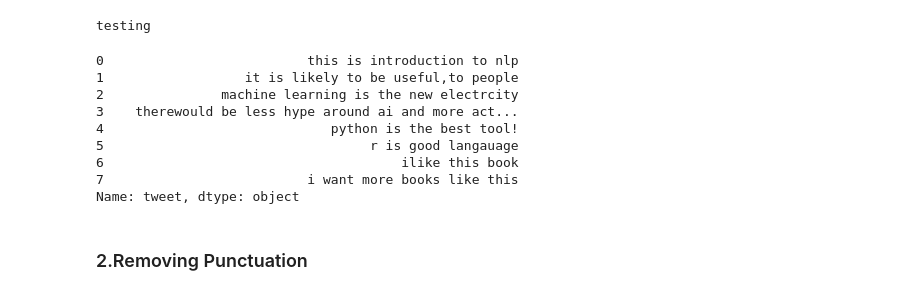
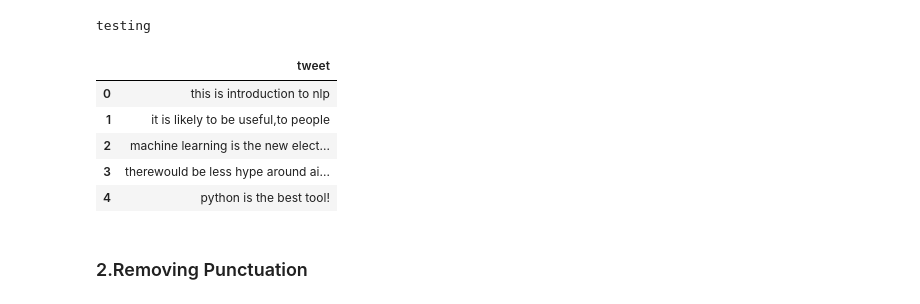
Before and after one commit to learnwithme4998/Natural-Language-Processing-2, a Jupyter notebook: 2. Exploring and Processing Text Data.ipynb, the cells around one changed output. Drawn from its saved outputs; the diff is of its cells as text; code cells hidden in the pictures.

```diff
--- a/2. Exploring and Processing Text Data.ipynb
+++ b/2. Exploring and Processing Text Data.ipynb
@@ -49,17 +46,14 @@ print(x2)
 testing
 # %%
 df['tweet'] = df['tweet'].apply(lambda x: " ".join(x.lower() for x in x.split()))
-df['tweet']
+df.head()
 # %% [output]
-0                          this is introduction to nlp
-1                  it is likely to be useful,to people
-2               machine learning is the new electrcity
-3    therewould be less hype around ai and more act...
-4                             python is the best tool!
-5                                  r is good langauage
-6                                      ilike this book
-7                          i want more books like this
-Name: tweet, dtype: object
+|  | tweet |
+| 0 | this is introduction to nlp |
+| 1 | it is likely to be useful,to people |
+| 2 | machine learning is the new elect... |
+| 3 | therewould be less hype around ai... |
+| 4 | python is the best tool! |
 # %% [markdown]
 ### 2.Removing Punctuation
 # %% [markdown]
```
Also changed, not shown: parts of 34 cells of this notebook, 6 other files.
